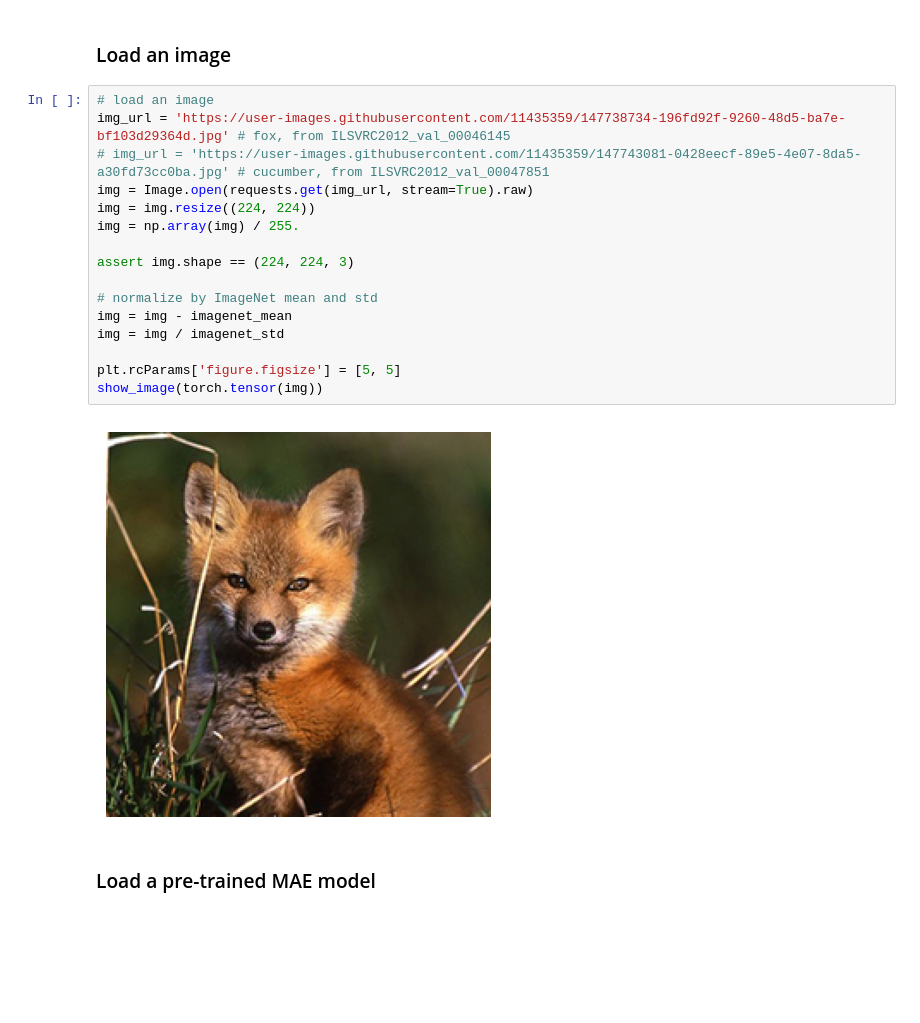
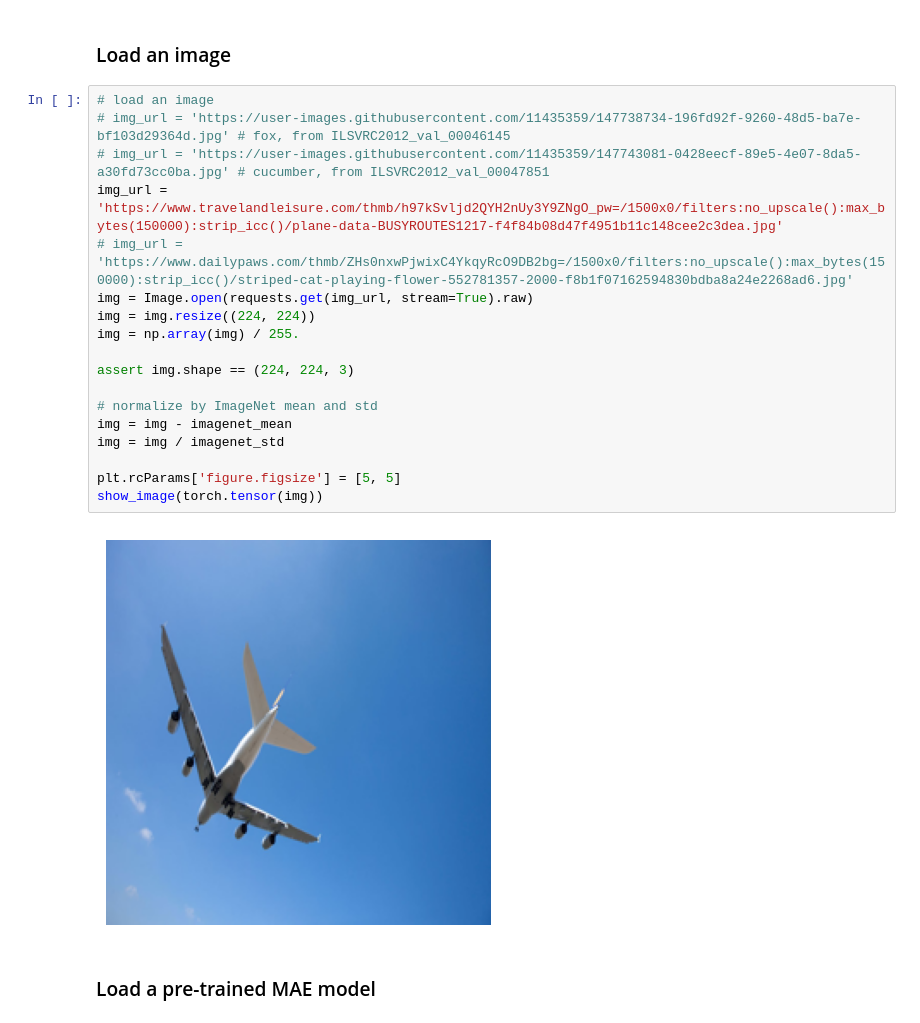
Before and after one commit to inschro/mae, a Jupyter notebook: demo/mae_visualize.ipynb, the cells around one changed output. Saved outputs shown, nothing was run; the diff lists cells and outputs as text; blank space fills up the shorter version.

```diff
--- a/demo/mae_visualize.ipynb
+++ b/demo/mae_visualize.ipynb
@@ -96,22 +96,24 @@ def run_one_image(img, model):
 ### Load an image
 # %%
 # load an image
-img_url = 'https://user-images.githubusercontent.com/11435359/147738734-196fd92f-9260-48d5-ba7e-bf103d29364d.jpg' # fox, from ILSVRC2012_val_00046145
+# img_url = 'https://user-images.githubusercontent.com/11435359/147738734-196fd92f-9260-48d5-ba7e-bf103d29364d.jpg' # fox, from ILSVRC2012_val_00046145
 # img_url = 'https://user-images.githubusercontent.com/11435359/147743081-0428eecf-89e5-4e07-8da5-a30fd73cc0ba.jpg' # cucumber, from ILSVRC2012_val_00047851
+img_url = 'https://www.travelandleisure.com/thmb/h97kSvljd2QYH2nUy3Y9ZNgO_pw=/1500x0/filters:no_upscale():max_bytes(150000):strip_icc()/plane-data-BUSYROUTES1217-f4f84b08d47f4951b11c148cee2c3dea.jpg'
+# img_url = 'https://www.dailypaws.com/thmb/ZHs0nxwPjwixC4YkqyRcO9DB2bg=/1500x0/filters:no_upscale():max_bytes(150000):strip_icc()/striped-cat-playing-flower-552781357-2000-f8b1f07162594830bdba8a24e2268ad6.jpg'
 img = Image.open(requests.get(img_url, stream=True).raw)
 img = img.resize((224, 224))
 img = np.array(img) / 255.
 
 assert img.shape == (224, 224, 3)
 
 # normalize by ImageNet mean and std
 img = img - imagenet_mean
 img = img / imagenet_std
 
 plt.rcParams['figure.figsize'] = [5, 5]
 show_image(torch.tensor(img))
 # %% [output]
-[figure, old version]
+[figure, new version]
 # %% [markdown]
 ### Load a pre-trained MAE model
 # %%
```
Also changed, not shown: parts of 3 cells of this notebook, 2 other files.
